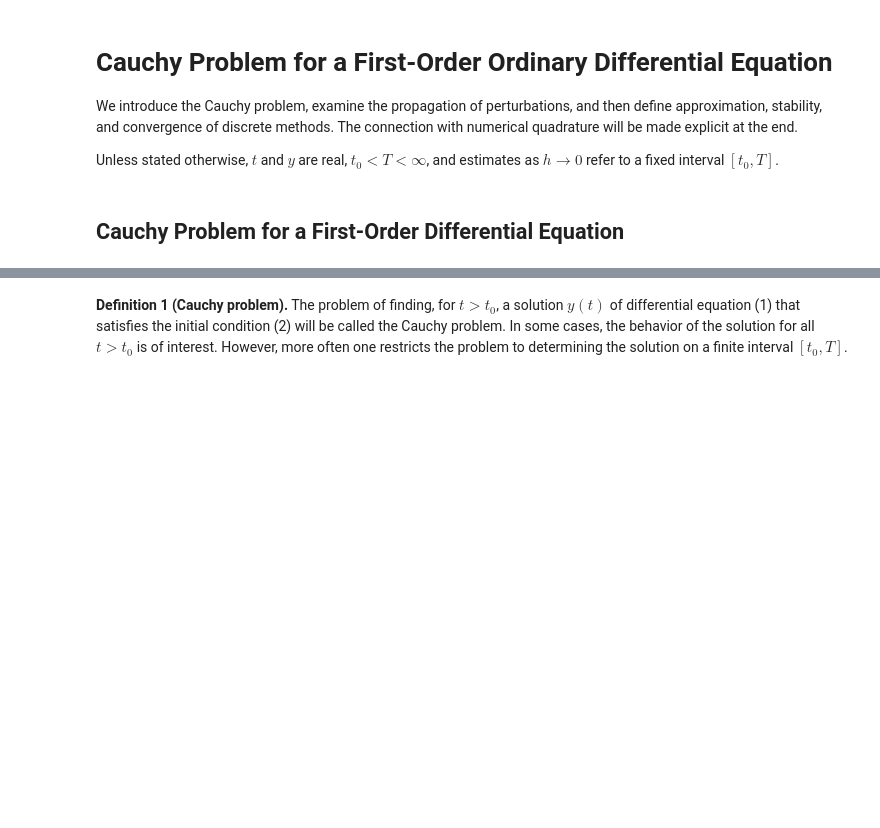
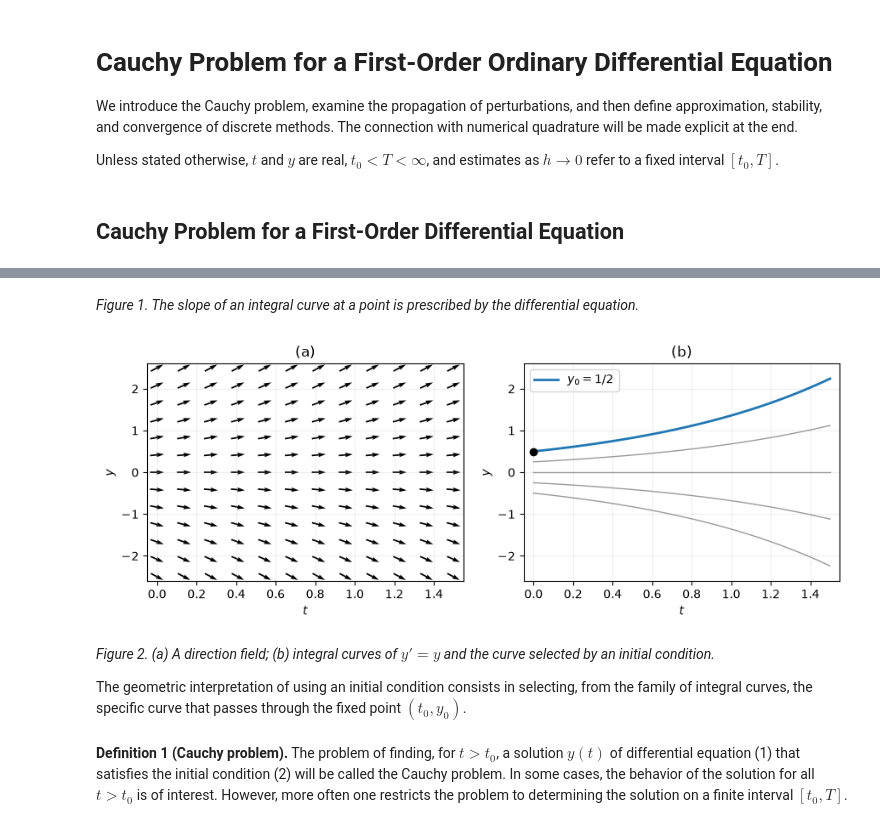
Before and after one commit to gleb-kun/nm-course, a Jupyter notebook: lectures/06.1/lecture06_eng.ipynb, the cells around one changed output, grey strips where cells are left out. Saved outputs shown, nothing was run; the diff lists cells and outputs as text; code cells hidden in the pictures; blank space fills up the shorter version.

```diff
--- a/lectures/06.1/lecture06_eng.ipynb
+++ b/lectures/06.1/lecture06_eng.ipynb
@@ -37,3 +47,31 @@ The geometric interpretation of using an initial condition consists in selecting
+# %% [markdown]
+*Figure 1. The slope of an integral curve at a point is prescribed by the differential equation.*
+# %%
+import numpy as np
+import matplotlib.pyplot as plt
+
+t = np.linspace(0, 1.5, 200)
+T, Y = np.meshgrid(np.linspace(0, 1.5, 12), np.linspace(-2.5, 2.5, 13))
+length = np.sqrt(1 + Y**2)
+
+fig, axes = plt.subplots(1, 2, figsize=(9, 3.5))
+axes[0].quiver(T, Y, 1 / length, Y / length, angles="xy", pivot="mid")
+for y0 in [-0.5, -0.25, 0, 0.25, 0.5]:
+    axes[1].plot(t, y0 * np.exp(t), color="0.6", linewidth=1)
+axes[1].plot(t, 0.5 * np.exp(t), color="tab:blue", linewidth=2, label=r"$y_0=1/2$")
+axes[1].plot(0, 0.5, "ko")
+axes[1].legend()
+for letter, ax in zip(["(a)", "(b)"], axes):
+    ax.set(xlabel="$t$", ylabel="$y$", title=letter, xlim=(-0.05, 1.55), ylim=(-2.6, 2.6))
+    ax.grid(alpha=0.2)
+plt.tight_layout()
+plt.show()
+# %% [output]
+[figure, added]
+# %% [markdown]
+*Figure 2. (a) A direction field; (b) integral curves of $y'=y$ and the curve selected by an initial condition.*
+
+The geometric interpretation of using an initial condition consists in selecting, from the family of integral curves, the specific curve that passes through the fixed point $(t_0, y_0)$.
 # %% [markdown]
 **Definition 1 (Cauchy problem).** The problem of finding, for $t > t_0$, a solution $y(t)$ of differential equation (1) that satisfies the initial condition (2) will be called the Cauchy problem. In some cases, the behavior of the solution for all $t > t_0$ is of interest. However, more often one restricts the problem to determining the solution on a finite interval $[t_0, T]$.
 # %% [markdown]
```
Also changed, not shown: parts of 20 cells of this notebook, 7 other files.
